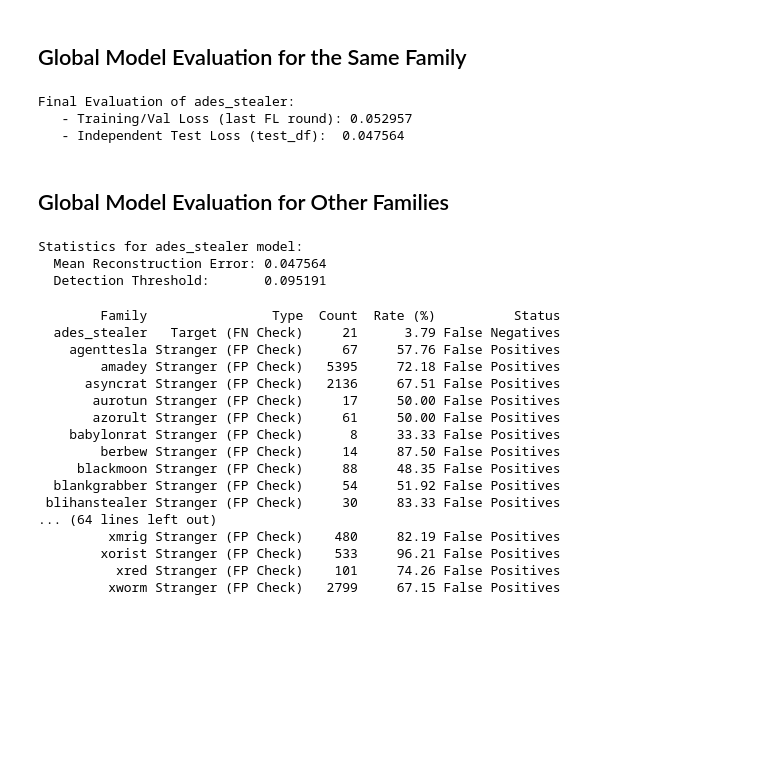
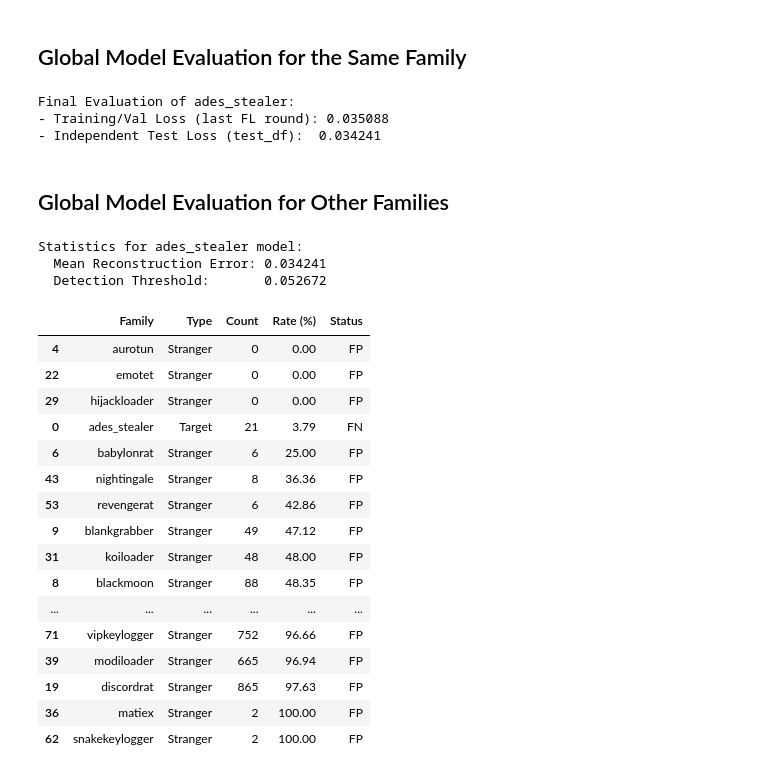
Before and after one commit to rychly/AutoFedProfile, a Jupyter notebook: notebooks/malware-autoencoder-test-flwr.ipynb, the cells around one changed output. Drawn from its saved outputs; the diff is of its cells as text; code cells hidden in the pictures; blank space fills up the shorter version.

```diff
--- a/notebooks/malware-autoencoder-test-flwr.ipynb
+++ b/notebooks/malware-autoencoder-test-flwr.ipynb
@@ -289,6 +382,10 @@ plt.show()
 # %% [markdown]
 ## Global Model Evaluation for the Same Family
 # %%
+from collections import OrderedDict
+from tls_profiling.autoencoder.models_torch import Net
+from tls_profiling.autoencoder.train_torch import evaluate_model
+
 # Get the global model from our global dictionary
 eval_model = Net(input_dim=input_dim, encoding_dim=10).to(device)
 weights = trained_global_models[TARGET_FAMILY]
@@ -298,8 +395,9 @@ eval_model.load_state_dict(state_dict)
 eval_model.eval()
 
 # Prepare test data
-X_test_raw = pipeline.transform(extract_features(test_df))
-X_test_scaled = np.clip(scaler.transform(X_test_raw), 0, 1)
+X_test_raw = extract_features(test_df)
+X_test_transformed = pipeline.transform(X_test_raw)
+X_test_scaled = np.clip(scaler.transform(X_test_transformed), 0, 1)
 
 # Evaluate the global model
 final_test_loss = evaluate_model(
@@ -307,12 +405,12 @@ final_test_loss = evaluate_model(
 )
 
 print(f"Final Evaluation of {TARGET_FAMILY}:")
-print(f"   - Training/Val Loss (last FL round): {mses[-1]:.6f}")
-print(f"   - Independent Test Loss (test_df):  {final_test_loss:.6f}")
+print(f"- Training/Val Loss (last FL round): {mses[-1]:.6f}")
+print(f"- Independent Test Loss (test_df):  {final_test_loss:.6f}")
 # %% [output]
 Final Evaluation of ades_stealer:
-   - Training/Val Loss (last FL round): 0.052957
-   - Independent Test Loss (test_df):  0.047564
+- Training/Val Loss (last FL round): 0.035088
+- Independent Test Loss (test_df):  0.034241
 # %% [markdown]
 ## Global Model Evaluation for Other Families
 # %%
@@ -330,6 +428,7 @@ fixed_threshold = mean_error + (2 * std_error)
 print(f"Statistics for {TARGET_FAMILY} model:")
 print(f"  Mean Reconstruction Error: {mean_error:.6f}")
 print(f"  Detection Threshold:       {fixed_threshold:.6f}")
+print()
 
 
 results = []
@@ -339,62 +438,63 @@ for family_name in splits.keys():
     _, current_test_df = splits[family_name]
 
     # Preprocess
-    X_raw = pipeline.transform(extract_features(current_test_df))
-    X_scaled = np.clip(scaler.transform(X_raw), 0, 1)
+    X_raw = extract_features(current_test_df)
+    X_transformed = pipeline.transform(X_raw)
+    X_scaled = np.clip(scaler.transform(X_transformed), 0, 1)
 
     # Get individual errors for this family's data using the Target Model
     current_errors = compute_recon_error(eval_model, X_scaled, nn.BCELoss(), device)
 
     # Logic check:
     # If it's the target family -> errors ABOVE threshold are False Negatives
     # If it's any other family -> errors BELOW threshold are False Positives
-
     if family_name == TARGET_FAMILY:
         fn_count = np.sum(current_errors > fixed_threshold)
         fn_rate = (fn_count / len(current_errors)) * 100
         results.append(
             {
                 "Family": family_name,
-                "Type": "Target (FN Check)",
+                "Type": "Target",
                 "Count": fn_count,
                 "Rate (%)": round(fn_rate, 2),
-                "Status": "False Negatives",
+                "Status": "FN",
             }
         )
     else:
         fp_count = np.sum(current_errors <= fixed_threshold)
         fp_rate = (fp_count / len(current_errors)) * 100
         results.append(
             {
                 "Family": family_name,
-                "Type": "Stranger (FP Check)",
+                "Type": "Stranger",
                 "Count": fp_count,
                 "Rate (%)": round(fp_rate, 2),
-                "Status": "False Positives",
+                "Status": "FP",
             }
         )
 
 # Display as a clean DataFrame
 report_df = pd.DataFrame(results)
-print(report_df.to_string(index=False))
+with pd.option_context("display.max_rows", None, "display.max_columns", None):
+    display(report_df.sort_values("Rate (%)"))
 # %% [output]
 Statistics for ades_stealer model:
-  Mean Reconstruction Error: 0.047564
-  Detection Threshold:       0.095191
+  Mean Reconstruction Error: 0.034241
+  Detection Threshold:       0.052672
-        Family                Type  Count  Rate (%)          Status
-  ades_stealer   Target (FN Check)     21      3.79 False Negatives
-    agenttesla Stranger (FP Check)     67     57.76 False Positives
-        amadey Stranger (FP Check)   5395     72.18 False Positives
-      asyncrat Stranger (FP Check)   2136     67.51 False Positives
-       aurotun Stranger (FP Check)     17     50.00 False Positives
-       azorult Stranger (FP Check)     61     50.00 False Positives
-    babylonrat Stranger (FP Check)      8     33.33 False Positives
-        berbew Stranger (FP Check)     14     87.50 False Positives
-     blackmoon Stranger (FP Check)     88     48.35 False Positives
-  blankgrabber Stranger (FP Check)     54     51.92 False Positives
- blihanstealer Stranger (FP Check)     30     83.33 False Positives
-... (64 lines left out)
-         xmrig Stranger (FP Check)    480     82.19 False Positives
-        xorist Stranger (FP Check)    533     96.21 False Positives
-          xred Stranger (FP Check)    101     74.26 False Positives
-         xworm Stranger (FP Check)   2799     67.15 False Positives
+|  | Family | Type | Count | Rate (%) | Status |
+| 4 | aurotun | Stranger | 0 | 0.00 | FP |
+| 22 | emotet | Stranger | 0 | 0.00 | FP |
+| 29 | hijackloader | Stranger | 0 | 0.00 | FP |
+| 0 | ades_stealer | Target | 21 | 3.79 | FN |
+| 6 | babylonrat | Stranger | 6 | 25.00 | FP |
+| 43 | nightingale | Stranger | 8 | 36.36 | FP |
+| 53 | revengerat | Stranger | 6 | 42.86 | FP |
+| 9 | blankgrabber | Stranger | 49 | 47.12 | FP |
+| 31 | koiloader | Stranger | 48 | 48.00 | FP |
+| 8 | blackmoon | Stranger | 88 | 48.35 | FP |
+| ... | ... | ... | ... | ... | ... |
+| 71 | vipkeylogger | Stranger | 752 | 96.66 | FP |
+| 39 | modiloader | Stranger | 665 | 96.94 | FP |
+| 19 | discordrat | Stranger | 865 | 97.63 | FP |
+| 36 | matiex | Stranger | 2 | 100.00 | FP |
+| 62 | snakekeylogger | Stranger | 2 | 100.00 | FP |
```
Also changed, not shown: parts of 7 cells of this notebook, 4 other files.
